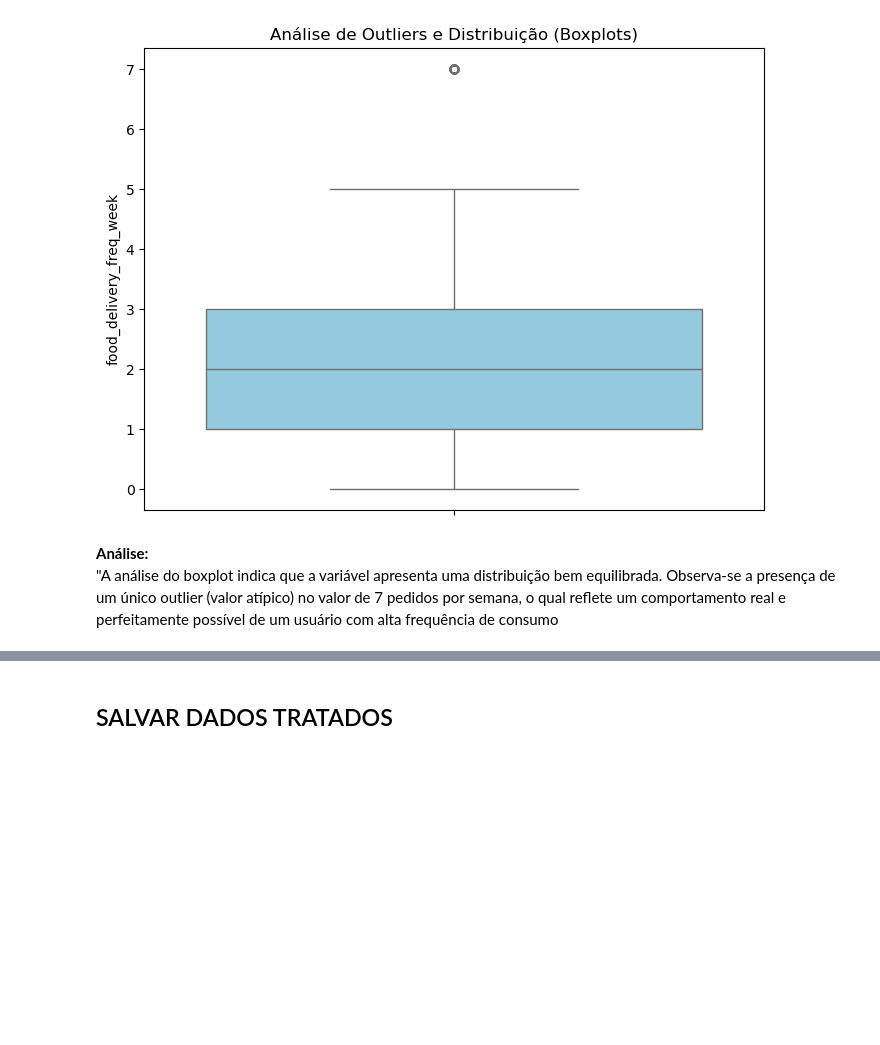
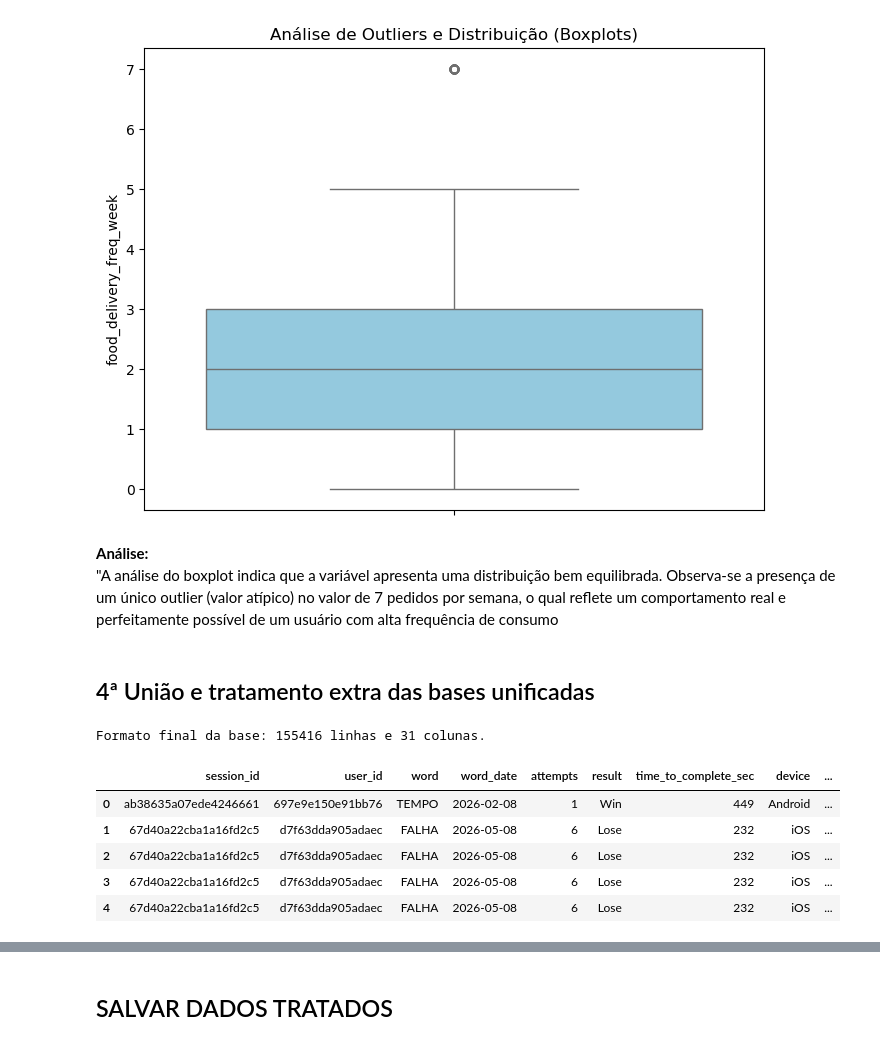
Before and after one commit to Fernandonneto/Case_Processo_Seletivo_-_Analista_de_Dados_Produto_-_Growth, a Jupyter notebook: I_Etapa_-_Tratamento_dados.ipynb, the cells around one changed output, grey strips where cells are left out. Saved outputs shown, nothing was run; the diff lists cells and outputs as text; code cells hidden in the pictures; blank space fills up the shorter version.

Commit message:
União e tratamento das bases de dados realizado

```diff
--- a/I_Etapa_-_Tratamento_dados.ipynb
+++ b/I_Etapa_-_Tratamento_dados.ipynb
@@ -765,3 +768,39 @@ plt.show()
 # %% [markdown]
 **Análise:** \
 "A análise do boxplot indica que a variável apresenta uma distribuição bem equilibrada. Observa-se a presença de um único outlier (valor atípico) no valor de 7 pedidos por semana, o qual reflete um comportamento real e perfeitamente possível de um usuário com alta frequência de consumo
+# %% [markdown]
+## 4ª União e tratamento extra das bases unificadas
+# %%
+# União dos dados
+# Primeira união: Concetar as sessões ás tentativas (Chave: session_id)
+sessions_attempts = pd.merge(
+    sessao,
+    palavritas,
+    on='session_id',
+    how='inner'
+)
+
+# Segunda união: Adicionar o perfil do usuário ao resultado anterior (Chave: user_id)
+base_unificada = pd.merge(
+    sessions_attempts,
+    usuarios,
+    on='user_id',
+    how='left'
+)
+
+# Exibe o formato final da base unificada
+print(f"Formato final da base: {base_unificada.shape[0]} linhas e {base_unificada.shape[1]} colunas.")
+# %% [output]
+Formato final da base: 155416 linhas e 31 colunas.
+# %%
+# Exibir todas as primeiras linhas do DataFrame para verificar os dados carregados
+pd.set_option('display.max_columns', None)
+pd.set_option('display.max_colwidth', None)
+base_unificada.head()
+# %% [output]
+|  | session_id | user_id | word | word_date | attempts | result | time_to_complete_sec | device | ... |
+| 0 | ab38635a07ede4246661 | 697e9e150e91bb76 | TEMPO | 2026-02-08 | 1 | Win | 449 | Android | ... |
+| 1 | 67d40a22cba1a16fd2c5 | d7f63dda905adaec | FALHA | 2026-05-08 | 6 | Lose | 232 | iOS | ... |
+| 2 | 67d40a22cba1a16fd2c5 | d7f63dda905adaec | FALHA | 2026-05-08 | 6 | Lose | 232 | iOS | ... |
+| 3 | 67d40a22cba1a16fd2c5 | d7f63dda905adaec | FALHA | 2026-05-08 | 6 | Lose | 232 | iOS | ... |
+| 4 | 67d40a22cba1a16fd2c5 | d7f63dda905adaec | FALHA | 2026-05-08 | 6 | Lose | 232 | iOS | ... |
```
Also changed, not shown: parts of 35 cells of this notebook, 2 other files.
